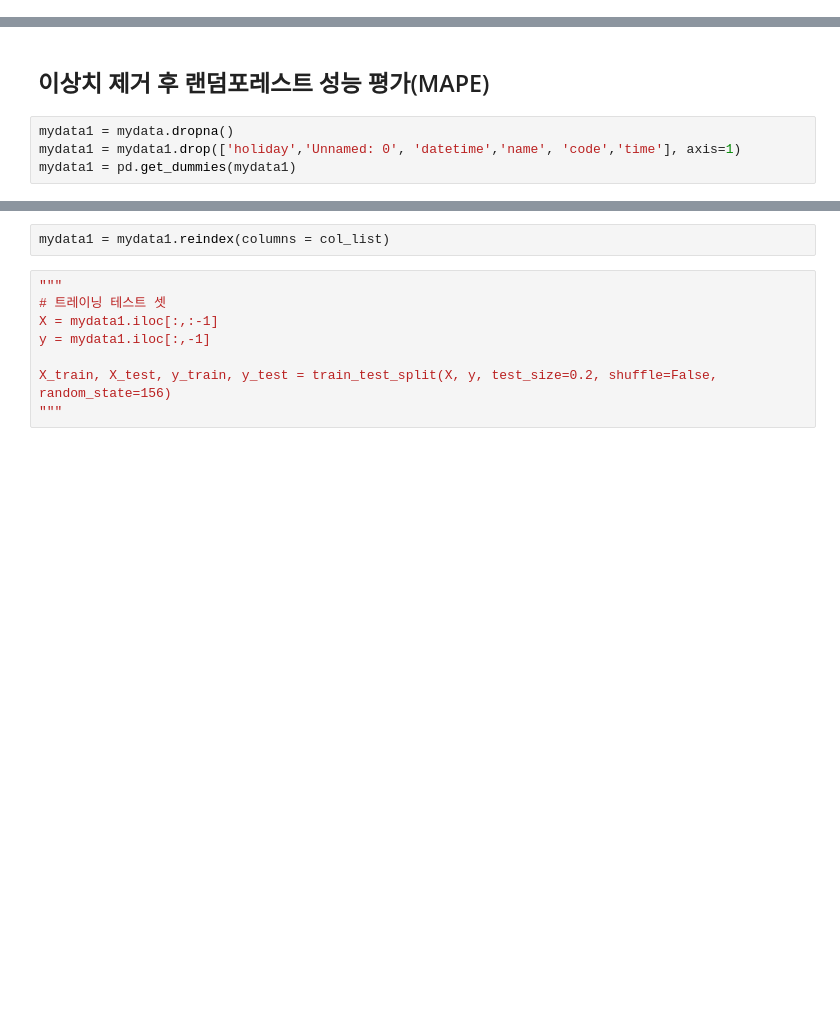
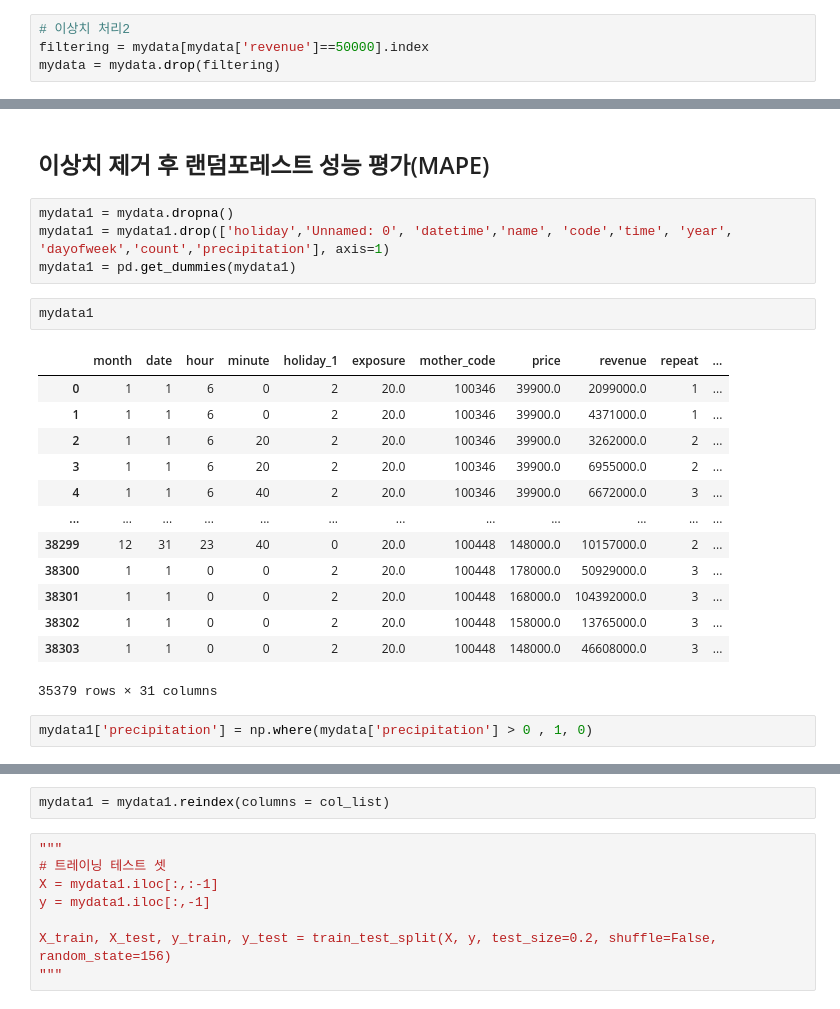
Before and after one commit to kogkuemryong/Python, a Jupyter notebook: Modelling.ipynb, the cells around one changed output, grey strips where cells are left out. Cells and saved outputs as stored; diff of their text form; blank space fills up the shorter version.

```diff
--- a/Modelling.ipynb
+++ b/Modelling.ipynb
@@ -30,0 +21,4 @@ for i in filtering_outlier_index:
+# %%
+# 이상치 처리2
+filtering = mydata[mydata['revenue']==50000].index
+mydata = mydata.drop(filtering)
@@ -40,8 +70,26 @@ mydata[mydata['revenue'] > 180000000]
 ## 이상치 제거 후 랜덤포레스트 성능 평가(MAPE)
 # %%
 mydata1 = mydata.dropna()
-mydata1 = mydata1.drop(['holiday','Unnamed: 0', 'datetime','name', 'code','time'], axis=1)
+mydata1 = mydata1.drop(['holiday','Unnamed: 0', 'datetime','name', 'code','time', 'year', 'dayofweek','count','precipitation'], axis=1)
 mydata1 = pd.get_dummies(mydata1)
+# %%
+mydata1
+# %% [output]
+|  | month | date | hour | minute | holiday_1 | exposure | mother_code | price | revenue | repeat | ... |
+| 0 | 1 | 1 | 6 | 0 | 2 | 20.0 | 100346 | 39900.0 | 2099000.0 | 1 | ... |
+| 1 | 1 | 1 | 6 | 0 | 2 | 20.0 | 100346 | 39900.0 | 4371000.0 | 1 | ... |
+| 2 | 1 | 1 | 6 | 20 | 2 | 20.0 | 100346 | 39900.0 | 3262000.0 | 2 | ... |
+| 3 | 1 | 1 | 6 | 20 | 2 | 20.0 | 100346 | 39900.0 | 6955000.0 | 2 | ... |
+| 4 | 1 | 1 | 6 | 40 | 2 | 20.0 | 100346 | 39900.0 | 6672000.0 | 3 | ... |
+| ... | ... | ... | ... | ... | ... | ... | ... | ... | ... | ... | ... |
+| 38299 | 12 | 31 | 23 | 40 | 0 | 20.0 | 100448 | 148000.0 | 10157000.0 | 2 | ... |
+| 38300 | 1 | 1 | 0 | 0 | 2 | 20.0 | 100448 | 178000.0 | 50929000.0 | 3 | ... |
+| 38301 | 1 | 1 | 0 | 0 | 2 | 20.0 | 100448 | 168000.0 | 104392000.0 | 3 | ... |
+| 38302 | 1 | 1 | 0 | 0 | 2 | 20.0 | 100448 | 158000.0 | 13765000.0 | 3 | ... |
+| 38303 | 1 | 1 | 0 | 0 | 2 | 20.0 | 100448 | 148000.0 | 46608000.0 | 3 | ... |
+35379 rows × 31 columns
+# %%
+mydata1['precipitation'] = np.where(mydata['precipitation'] > 0 , 1, 0)
 # %%
 mydata1
 # %% [output]
```
Also changed, not shown: parts of 24 cells of this notebook, 2 other files.
